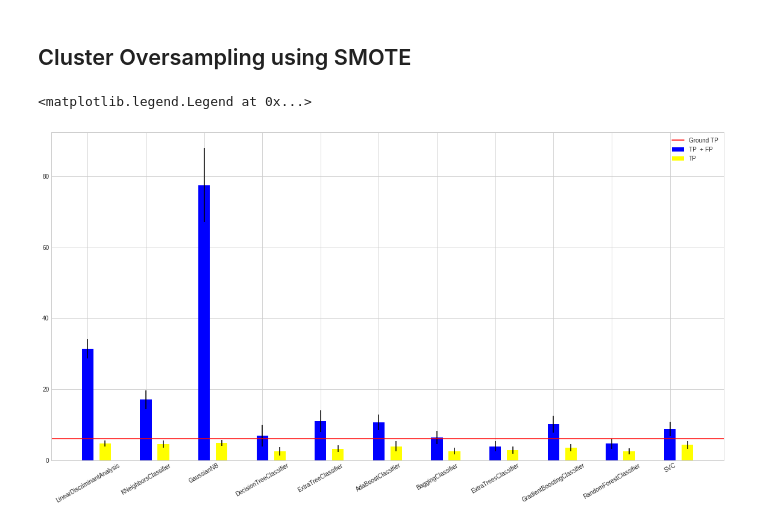
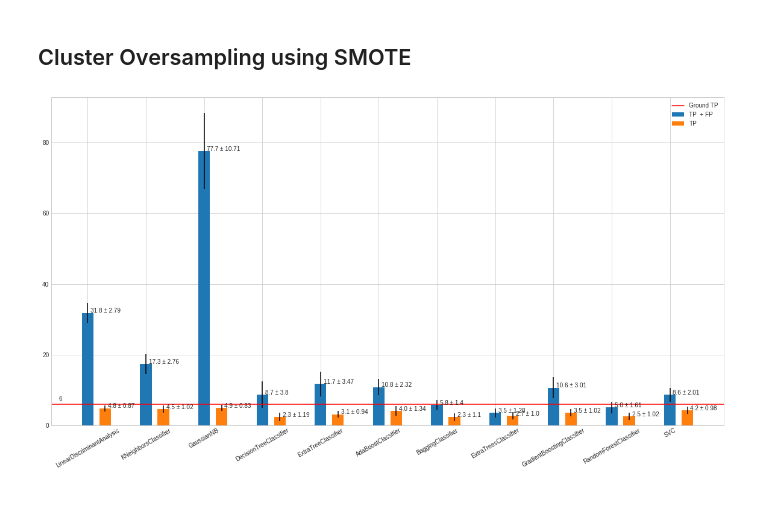
Before and after one commit to nicolaspascual/point-cloud-learn, a Jupyter notebook: notebooks/11-SMOTE-CV10.ipynb, the cells around one changed output. Saved outputs shown, nothing was run; the diff lists cells and outputs as text; code cells hidden in the pictures.

```diff
--- a/notebooks/11-SMOTE-CV10.ipynb
+++ b/notebooks/11-SMOTE-CV10.ipynb
@@ -78,10 +78,7 @@ for train_index, test_index in splitter.split(X, y):
             pass
     bar_plot.append(performances)
 # %%
-tp_tfs = []
-tp_tfs_err = []
-tps = []
-tps_err = []
+tp_tfs, tp_tfs_err, tps, tps_err = [], [], [], []
 for model_index, model in enumerate([e[0] for e in bar_plot[0]]):
     tp_fp, tp = [], []
     for split in bar_plot:
@@ -92,14 +89,14 @@ for model_index, model in enumerate([e[0] for e in bar_plot[0]]):
     tp_tfs_err.append(np.array(tp_fp).std())
     tps.append(np.array(tp).mean())
     tps_err.append(np.array(tp).std())
-
-x = np.arange(len(tp_tfs))
-plt.bar(x, tp_tfs, yerr=tp_tfs_err, width=0.2, label='TP  + FP', color='blue')
-plt.bar(x + 0.3, tps, yerr=tps_err, width=0.2, label='TP', color='yellow')
-
-plt.axhline(bar_plot[0][0][3], color='red', label='Ground TP')
-plt.xticks(x, [e[0] for e in bar_plot[0]], rotation=30)
-plt.legend()
-# %% [output]
-<matplotlib.legend.Legend at 0x...>
-[figure, removed]
+# %%
+from src.utils.visualization import plot_trues
+
+ground_truth = bar_plot[0][0][3]
+labels = [e[0] for e in bar_plot[0]]
+plot_trues(
+    tps=tps, tps_tfs=tp_tfs, gt=ground_truth,
+    labels=labels, tps_err=tps_err, tps_tfs_err=tp_tfs_err
+)
+# %% [output]
+[figure, added]
```
Also changed, not shown: 3 other files.
